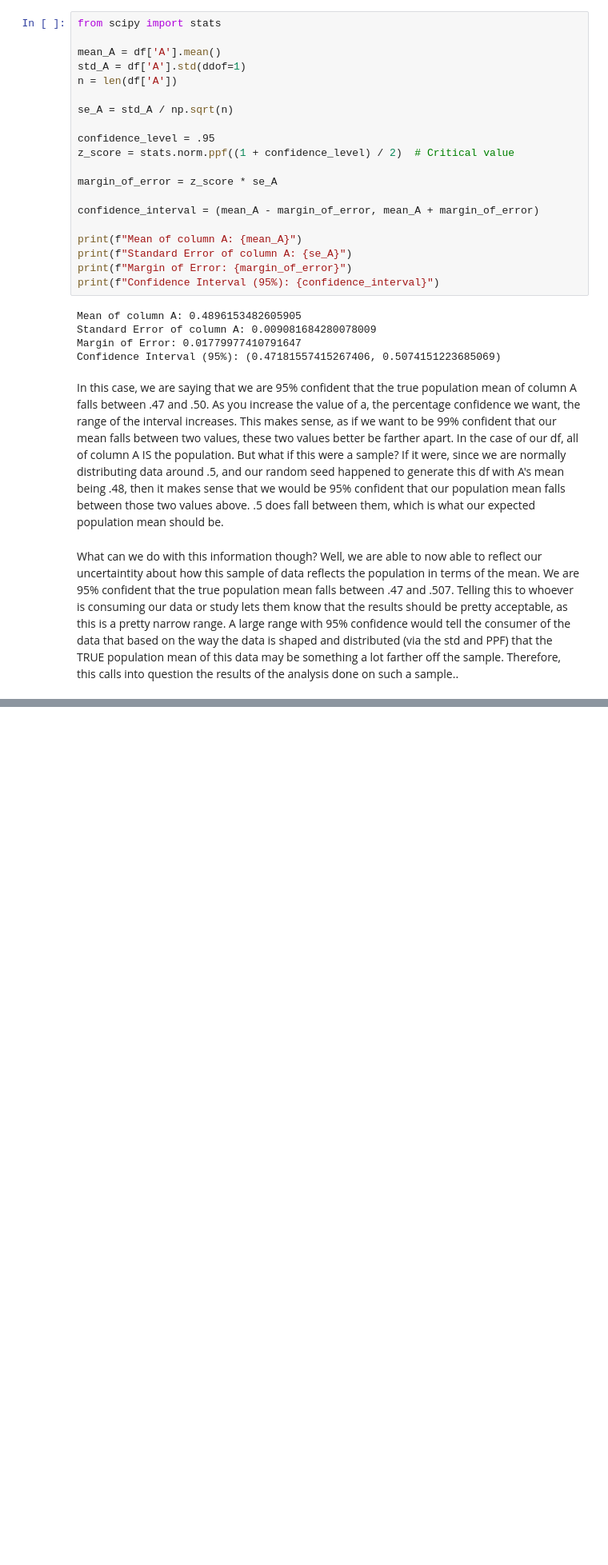
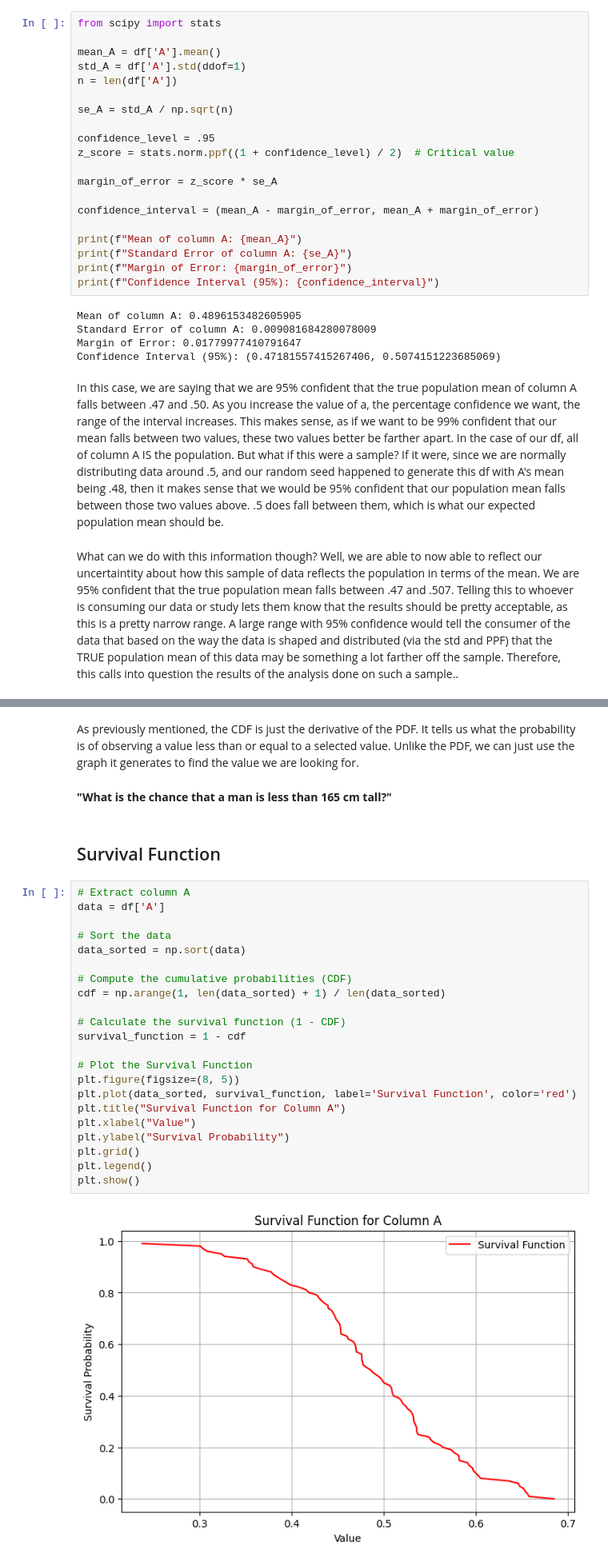
Before and after one commit to reedwrogers/Book-IntroToStatsWPython, a Jupyter notebook: main.ipynb, the cells around one changed output, grey strips where cells are left out. Shown at 80% size. Saved outputs shown, nothing was run; the diff lists cells and outputs as text; blank space fills up the shorter version.

```diff
--- a/main.ipynb
+++ b/main.ipynb
@@ -291,0 +342,30 @@ What can we do with this information though? Well, we are able to now able to re
+# %% [markdown]
+As previously mentioned, the CDF is just the derivative of the PDF. It tells us what the probability is of observing a value less than or equal to a selected value. Unlike the PDF, we can just use the graph it generates to find the value we are looking for.
+# %% [markdown]
+<strong>"What is the chance that a man is less than 165 cm tall?"</strong>
+# %% [markdown]
+## Survival Function
+# %%
+# Extract column A
+data = df['A']
+
+# Sort the data
+data_sorted = np.sort(data)
+
+# Compute the cumulative probabilities (CDF)
+cdf = np.arange(1, len(data_sorted) + 1) / len(data_sorted)
+
+# Calculate the survival function (1 - CDF)
+survival_function = 1 - cdf
+
+# Plot the Survival Function
+plt.figure(figsize=(8, 5))
+plt.plot(data_sorted, survival_function, label='Survival Function', color='red')
+plt.title("Survival Function for Column A")
+plt.xlabel("Value")
+plt.ylabel("Survival Probability")
+plt.grid()
+plt.legend()
+plt.show()
+# %% [output]
+[figure, added]
```
Also changed, not shown: parts of 76 cells of this notebook.
